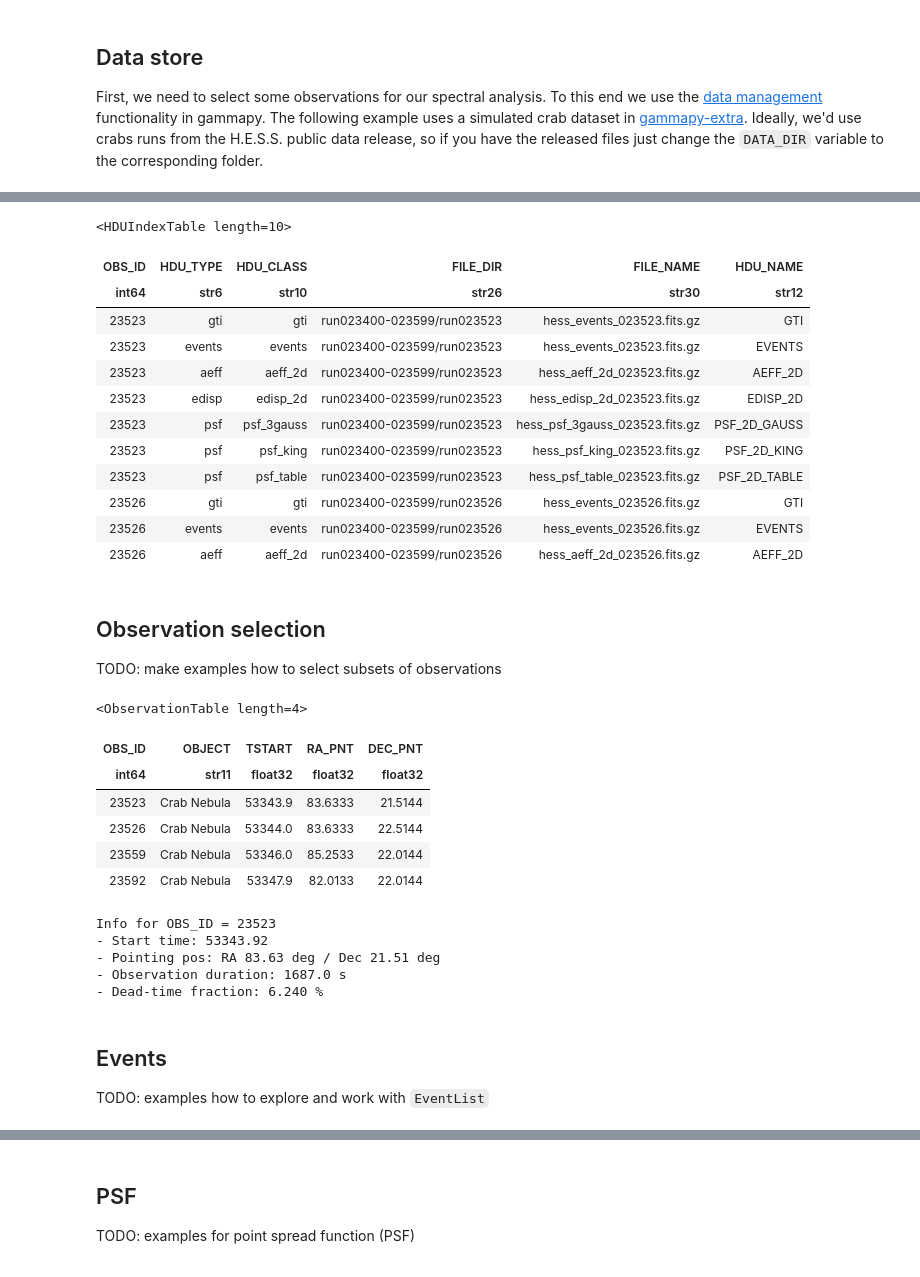
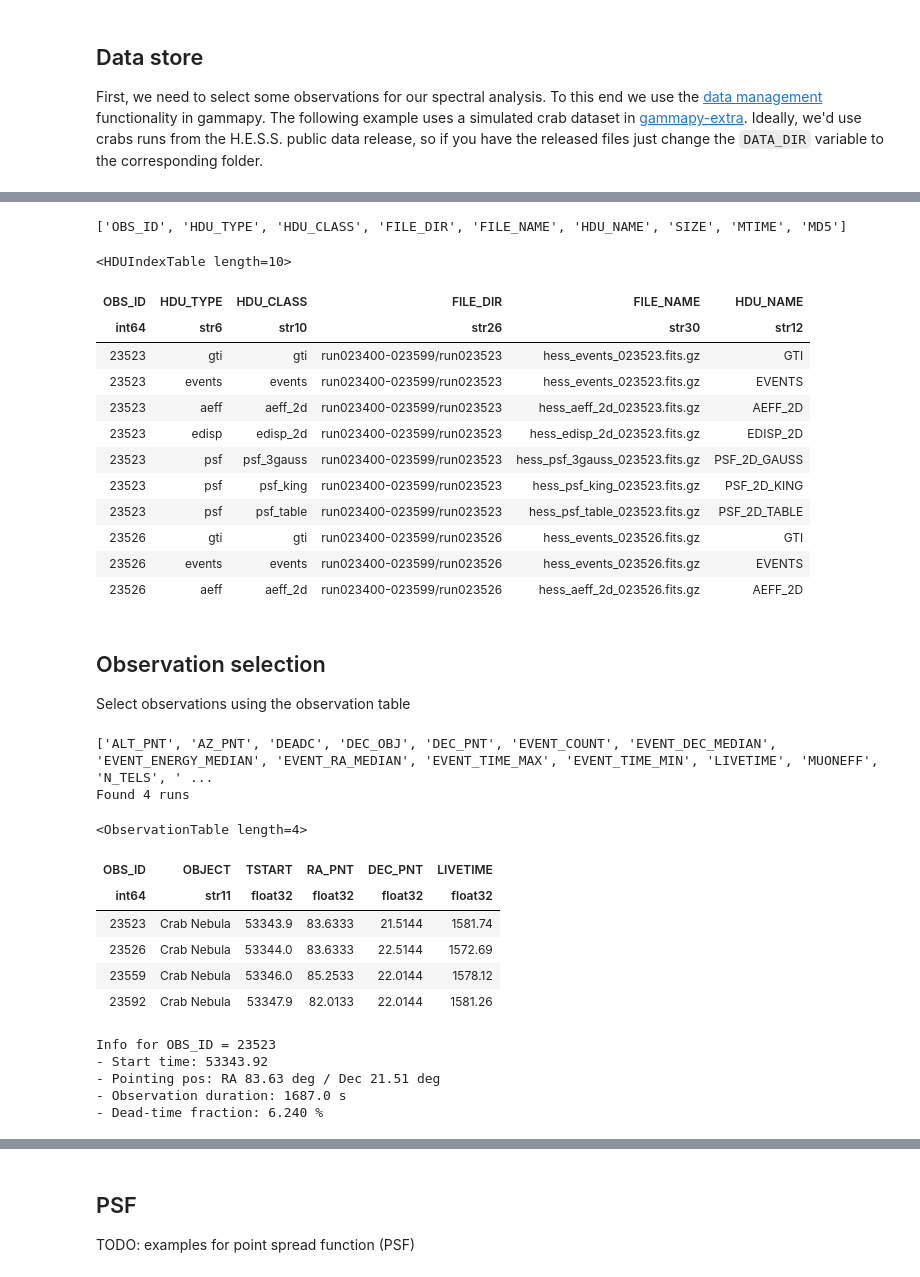
Before and after one commit to gammapy/gammapy-extra, a Jupyter notebook: notebooks/data_iact.ipynb, the cells around one changed output, grey strips where cells are left out. Saved outputs shown, nothing was run; the diff lists cells and outputs as text; code cells hidden in the pictures.

Commit message:
update spectrum and data_iact notebook

```diff
--- a/notebooks/data_iact.ipynb
+++ b/notebooks/data_iact.ipynb
@@ -78,9 +79,11 @@ HDU_CLASS: ['aeff_2d', 'edisp_2d', 'events', 'gti', 'psf_3gauss', 'psf_king', 'p
 Observation table:
 Number of observations: 4
 # %%
+print(data_store.hdu_table.colnames)
 data_store.hdu_table[:10][['OBS_ID', 'HDU_TYPE', 'HDU_CLASS', 'FILE_DIR', 'FILE_NAME', 'HDU_NAME']]
 # %% [output]
-<HDUIndexTable length=10>
+['OBS_ID', 'HDU_TYPE', 'HDU_CLASS', 'FILE_DIR', 'FILE_NAME', 'HDU_NAME', 'SIZE', 'MTIME', 'MD5']
+<HDUIndexTable length=10>
 | OBS_ID | HDU_TYPE | HDU_CLASS | FILE_DIR | FILE_NAME | HDU_NAME |
 | int64 | str6 | str10 | str26 | str30 | str12 |
 | 23523 | gti | gti | run023400-023599/run023523 | hess_events_023523.fits.gz | GTI |
@@ -93,20 +96,28 @@ data_store.hdu_table[:10][['OBS_ID', 'HDU_TYPE', 'HDU_CLASS', 'FILE_DIR', 'FILE_
 | 23526 | gti | gti | run023400-023599/run023526 | hess_events_023526.fits.gz | GTI |
 | 23526 | events | events | run023400-023599/run023526 | hess_events_023526.fits.gz | EVENTS |
 | 23526 | aeff | aeff_2d | run023400-023599/run023526 | hess_aeff_2d_023526.fits.gz | AEFF_2D |
-# %% [markdown]
-## Observation selection
-
-TODO: make examples how to select subsets of observations
-# %%
-data_store.obs_table[:10][['OBS_ID', 'OBJECT', 'TSTART', 'RA_PNT', 'DEC_PNT']]
-# %% [output]
-<ObservationTable length=4>
-| OBS_ID | OBJECT | TSTART | RA_PNT | DEC_PNT |
-| int64 | str11 | float32 | float32 | float32 |
-| 23523 | Crab Nebula | 53343.9 | 83.6333 | 21.5144 |
-| 23526 | Crab Nebula | 53344.0 | 83.6333 | 22.5144 |
-| 23559 | Crab Nebula | 53346.0 | 85.2533 | 22.0144 |
-| 23592 | Crab Nebula | 53347.9 | 82.0133 | 22.0144 |
+# %% [markdown]
+## Observation selection
+
+Select observations using the observation table
+# %%
+table = data_store.obs_table
+print(table.colnames)
+condition = [(table['OBJECT'] == 'Crab Nebula') & (table['LIVETIME'] * u.s > 20 * u.minute)]
+
+subtable = table[condition]
+print("Found {} runs".format(len(subtable)))
+subtable[:10][['OBS_ID', 'OBJECT', 'TSTART', 'RA_PNT', 'DEC_PNT', 'LIVETIME']]
+# %% [output]
+['ALT_PNT', 'AZ_PNT', 'DEADC', 'DEC_OBJ', 'DEC_PNT', 'EVENT_COUNT', 'EVENT_DEC_MEDIAN', 'EVENT_ENERGY_MEDIAN', 'EVENT_RA_MEDIAN', 'EVENT_TIME_MAX', 'EVENT_TIME_MIN', 'LIVETIME', 'MUONEFF', 'N_TELS', ' ...
+Found 4 runs
+<ObservationTable length=4>
+| OBS_ID | OBJECT | TSTART | RA_PNT | DEC_PNT | LIVETIME |
+| int64 | str11 | float32 | float32 | float32 | float32 |
+| 23523 | Crab Nebula | 53343.9 | 83.6333 | 21.5144 | 1581.74 |
+| 23526 | Crab Nebula | 53344.0 | 83.6333 | 22.5144 | 1572.69 |
+| 23559 | Crab Nebula | 53346.0 | 85.2533 | 22.0144 | 1578.12 |
+| 23592 | Crab Nebula | 53347.9 | 82.0133 | 22.0144 | 1581.26 |
 # %%
 # In the following examples we'll just use this one observation
 obs = data_store.obs(obs_id=23523)
@@ -117,7 +128,3 @@ Info for OBS_ID = 23523
 - Pointing pos: RA 83.63 deg / Dec 21.51 deg
 - Observation duration: 1687.0 s
 - Dead-time fraction: 6.240 %
-# %% [markdown]
-## Events
-
-TODO: examples how to explore and work with `EventList`
```
Also changed, not shown: parts of 11 cells of this notebook, 1 other file.
